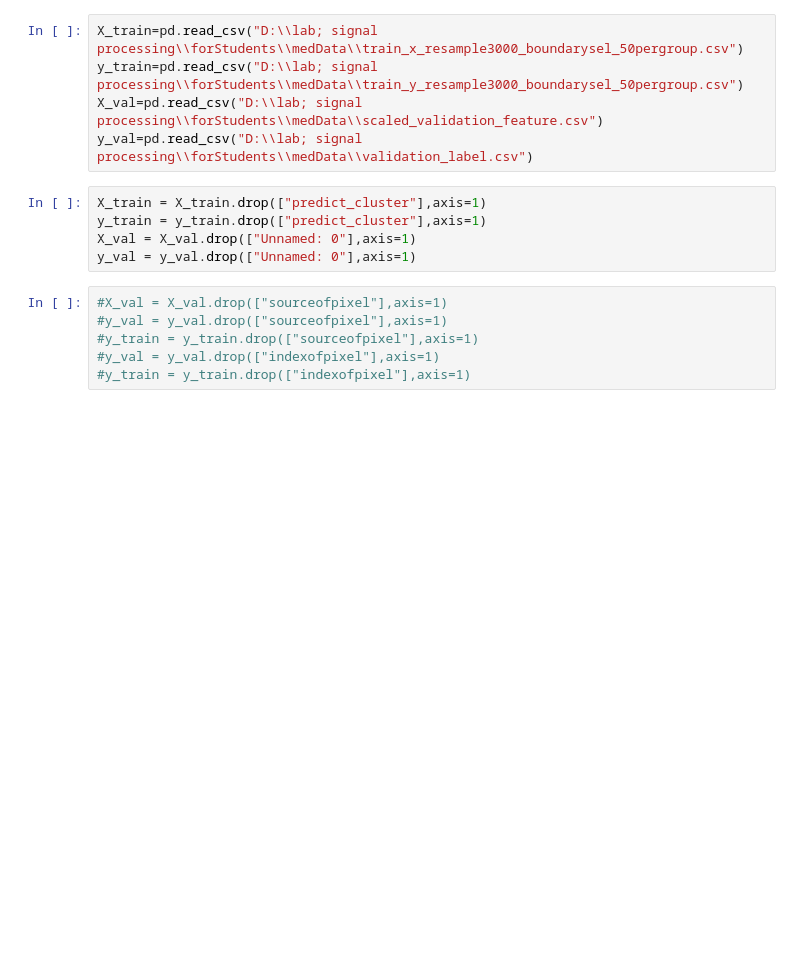
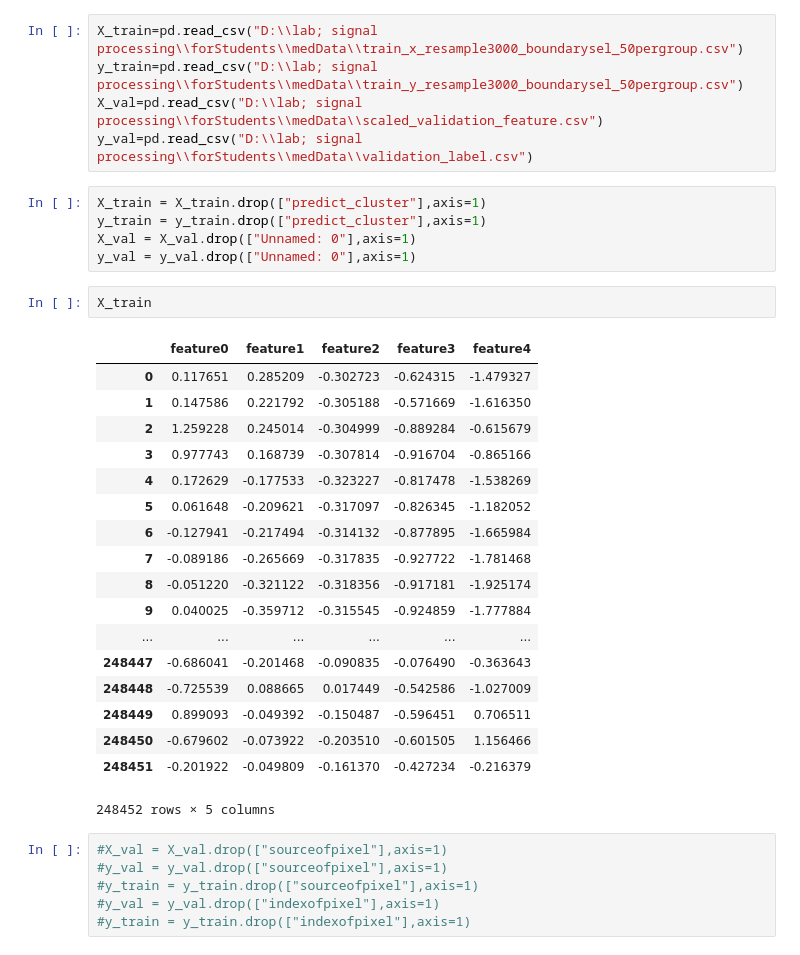
Before and after one commit to yushinliu/lab, a Jupyter notebook: task_1_version_1/NN.ipynb, the cells around one changed output. Cells and saved outputs as stored; diff of their text form; blank space fills up the shorter version.

```diff
--- a/task_1_version_1/NN.ipynb
+++ b/task_1_version_1/NN.ipynb
@@ -27,6 +27,27 @@ X_train = X_train.drop(["predict_cluster"],axis=1)
 y_train = y_train.drop(["predict_cluster"],axis=1)
 X_val = X_val.drop(["Unnamed: 0"],axis=1)
 y_val = y_val.drop(["Unnamed: 0"],axis=1)
+# %%
+X_train
+# %% [output]
+|  | feature0 | feature1 | feature2 | feature3 | feature4 |
+| 0 | 0.117651 | 0.285209 | -0.302723 | -0.624315 | -1.479327 |
+| 1 | 0.147586 | 0.221792 | -0.305188 | -0.571669 | -1.616350 |
+| 2 | 1.259228 | 0.245014 | -0.304999 | -0.889284 | -0.615679 |
+| 3 | 0.977743 | 0.168739 | -0.307814 | -0.916704 | -0.865166 |
+| 4 | 0.172629 | -0.177533 | -0.323227 | -0.817478 | -1.538269 |
+| 5 | 0.061648 | -0.209621 | -0.317097 | -0.826345 | -1.182052 |
+| 6 | -0.127941 | -0.217494 | -0.314132 | -0.877895 | -1.665984 |
+| 7 | -0.089186 | -0.265669 | -0.317835 | -0.927722 | -1.781468 |
+| 8 | -0.051220 | -0.321122 | -0.318356 | -0.917181 | -1.925174 |
+| 9 | 0.040025 | -0.359712 | -0.315545 | -0.924859 | -1.777884 |
+| ... | ... | ... | ... | ... | ... |
+| 248447 | -0.686041 | -0.201468 | -0.090835 | -0.076490 | -0.363643 |
+| 248448 | -0.725539 | 0.088665 | 0.017449 | -0.542586 | -1.027009 |
+| 248449 | 0.899093 | -0.049392 | -0.150487 | -0.596451 | 0.706511 |
+| 248450 | -0.679602 | -0.073922 | -0.203510 | -0.601505 | 1.156466 |
+| 248451 | -0.201922 | -0.049809 | -0.161370 | -0.427234 | -0.216379 |
+248452 rows × 5 columns
 # %%
 #X_val = X_val.drop(["sourceofpixel"],axis=1)
 #y_val = y_val.drop(["sourceofpixel"],axis=1)
```
Also changed, not shown: 22 other files.
